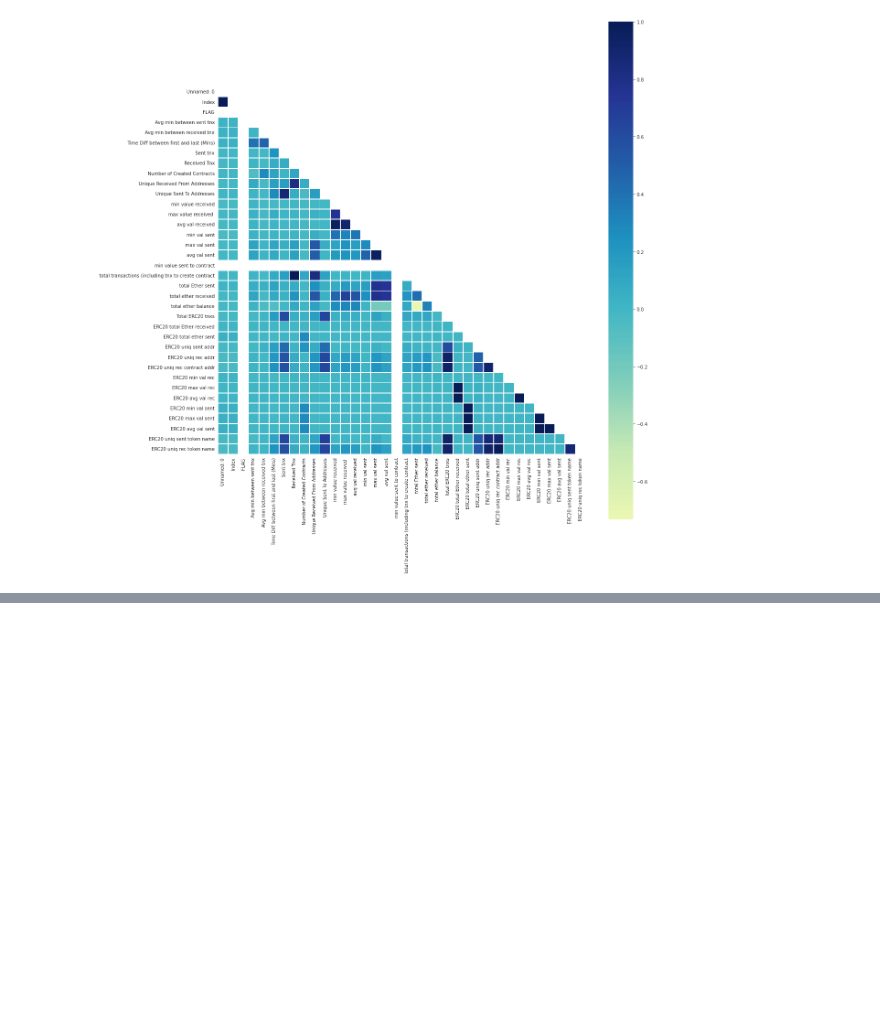
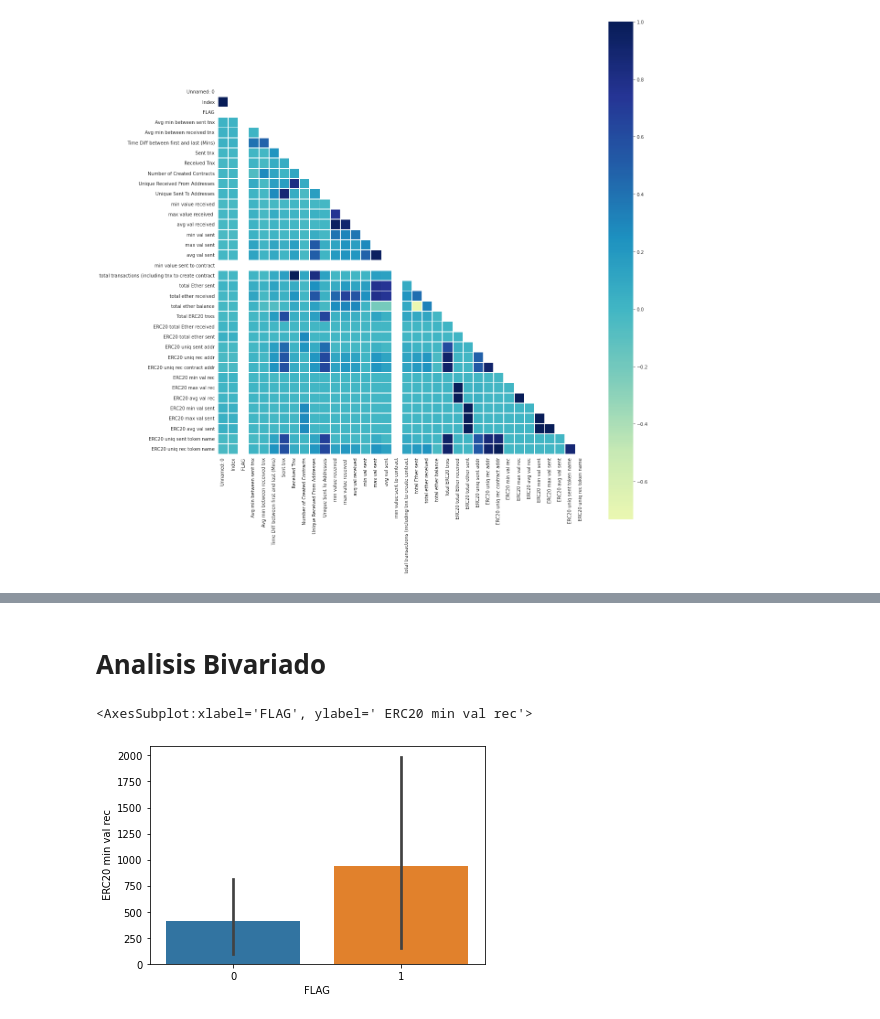
Before and after one commit to federicosanchez18/Proyecto-Fraude-Coder, a Jupyter notebook: Notebook Proyecto Fraude Coder.ipynb, the cells around one changed output, grey strips where cells are left out. Saved outputs shown, nothing was run; the diff lists cells and outputs as text; code cells hidden in the pictures; blank space fills up the shorter version.

Commit message:
Agrego analisis univariado , bivariado y multivariado para mis columnas asignadas

```diff
--- a/Notebook Proyecto Fraude Coder.ipynb
+++ b/Notebook Proyecto Fraude Coder.ipynb
@@ -236,0 +347,8 @@ with sns.axes_style('white'):
+# %% [markdown]
+# Analisis Bivariado
+# %%
+# FLAG VS ERC20 min val rec
+sns.barplot(x='FLAG' , y = " ERC20 min val rec", data=df)
+# %% [output]
+<AxesSubplot:xlabel='FLAG', ylabel=' ERC20 min val rec'>
+[figure, added]
```
Also changed, not shown: parts of 14 cells of this notebook.
